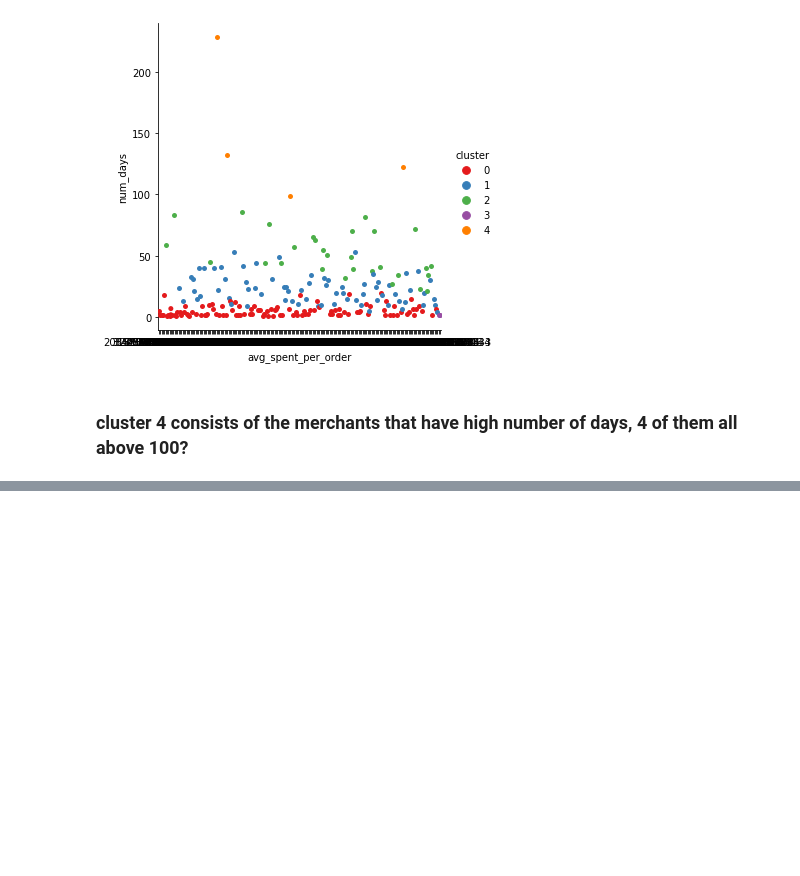
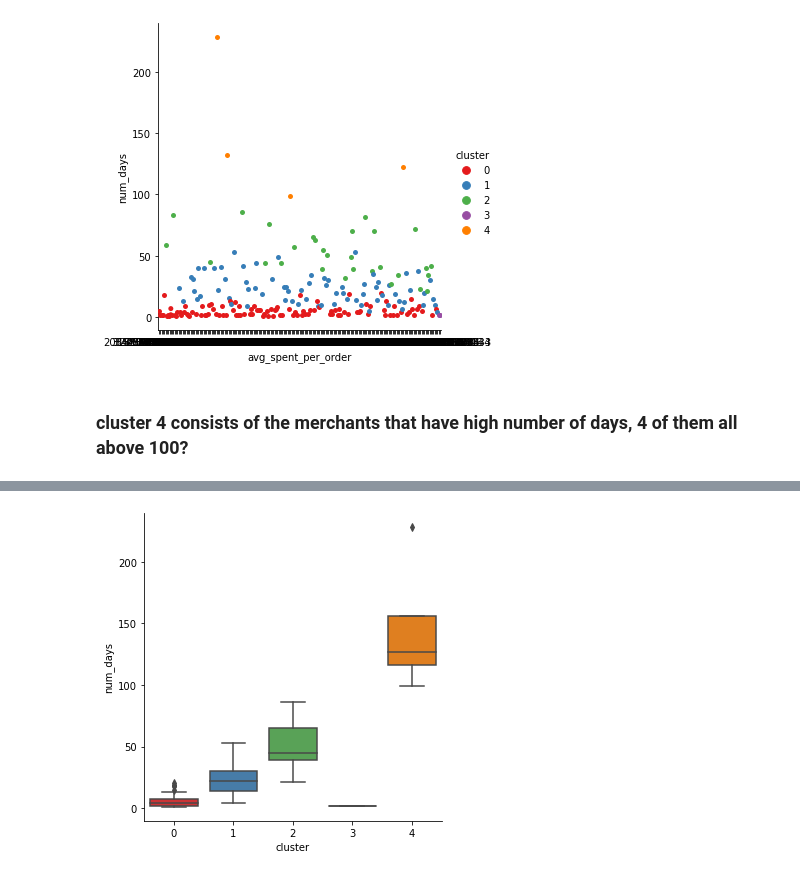
Before and after one commit to yingli/datasciencelifecycle, a Jupyter notebook: sample_code/NB04.ipynb, the cells around one changed output, grey strips where cells are left out. Drawn from its saved outputs; the diff is of its cells as text; code cells hidden in the pictures; blank space fills up the shorter version.

```diff
--- a/sample_code/NB04.ipynb
+++ b/sample_code/NB04.ipynb
@@ -301,0 +272,4 @@ ax = sns.catplot(x="avg_spent_per_order", y = "num_days",data=merchants_data, hu
+# %%
+ax = sns.catplot(x="cluster", y = "num_days", data=merchants_data, palette="Set1", kind="box")
+# %% [output]
+[figure, added]
```
Also changed, not shown: parts of 19 cells of this notebook.
